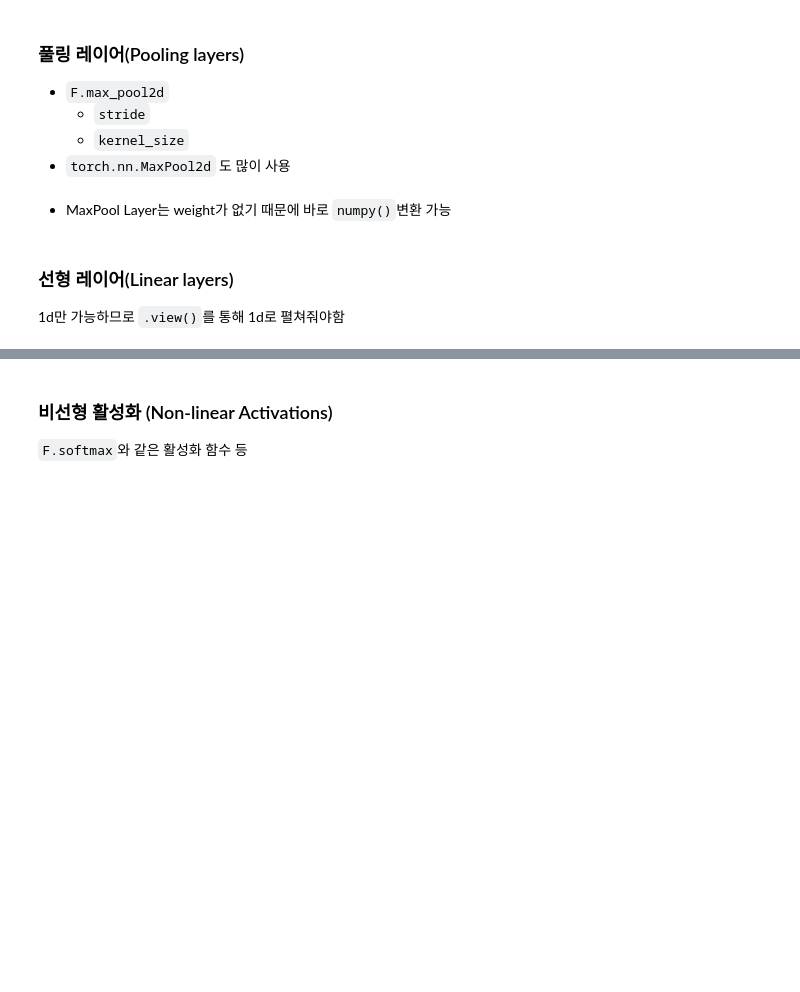
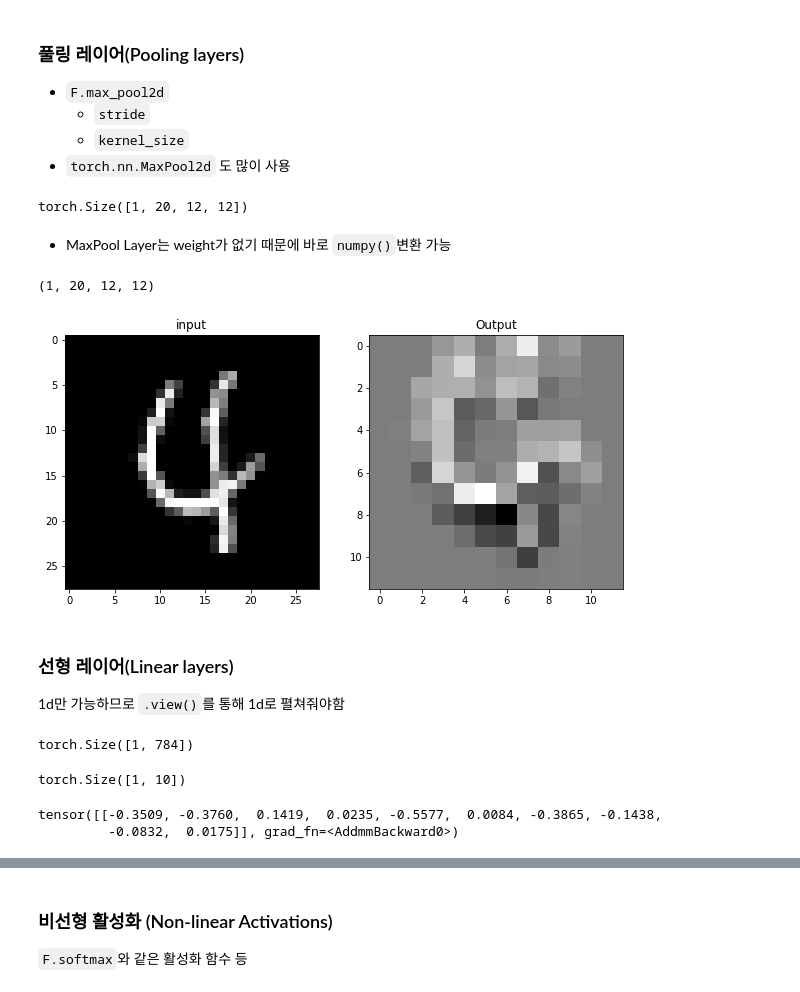
Before and after one commit to mkbahk/PyTorchLearning, a Jupyter notebook: _파이토치(PyTorch)_한번에_끝내기.ipynb, the cells around one changed output, grey strips where cells are left out. Saved outputs shown, nothing was run; the diff lists cells and outputs as text; code cells hidden in the pictures; blank space fills up the shorter version.

```diff
--- a/_파이토치(PyTorch)_한번에_끝내기.ipynb
+++ b/_파이토치(PyTorch)_한번에_끝내기.ipynb
@@ -1133,9 +1162,49 @@ torch.Size([28, 28])
   - `stride`
   - `kernel_size`
 - `torch.nn.MaxPool2d` 도 많이 사용
+# %%
+import torch.nn.functional as F
+pool = F.max_pool2d(output, 2, 2)
+pool.shape #24, 24가 12, 12로 반토막남
+# %% [output]
+torch.Size([1, 20, 12, 12])
 # %% [markdown]
 - MaxPool Layer는 weight가 없기 때문에 바로 `numpy()`변환 가능
+# %%
+pool_arr = pool.numpy()
+pool_arr.shape
+# %% [output]
+(1, 20, 12, 12)
+# %%
+plt.figure(figsize=(10, 15))
+
+plt.subplot(121)
+plt.title("input")
+plt.imshow(input_image, 'gray')
+
+plt.subplot(122)
+plt.title('Output')
+plt.imshow(pool_arr[0, 0, :, :], 'gray')
+plt.show()
+#2*2짜리를 합쳐서 최대값을 Output으로 나옴
+# %% [output]
+[figure, added]
 # %% [markdown]
 ### 선형 레이어(Linear layers)
 
 1d만 가능하므로 `.view()`를 통해 1d로 펼쳐줘야함
+# %%
+flatten = input_image.view(1, 28 * 28)
+flatten.shape #28*28을 쭉 펼침
+# %% [output]
+torch.Size([1, 784])
+# %%
+lin = nn.Linear(784, 10)(flatten)
+lin.shape
+# %% [output]
+torch.Size([1, 10])
+# %%
+lin
+# %% [output]
+tensor([[-0.3509, -0.3760,  0.1419,  0.0235, -0.5577,  0.0084, -0.3865, -0.1438,
+         -0.0832,  0.0175]], grad_fn=<AddmmBackward0>)
```
Also changed, not shown: parts of 7 cells of this notebook.
